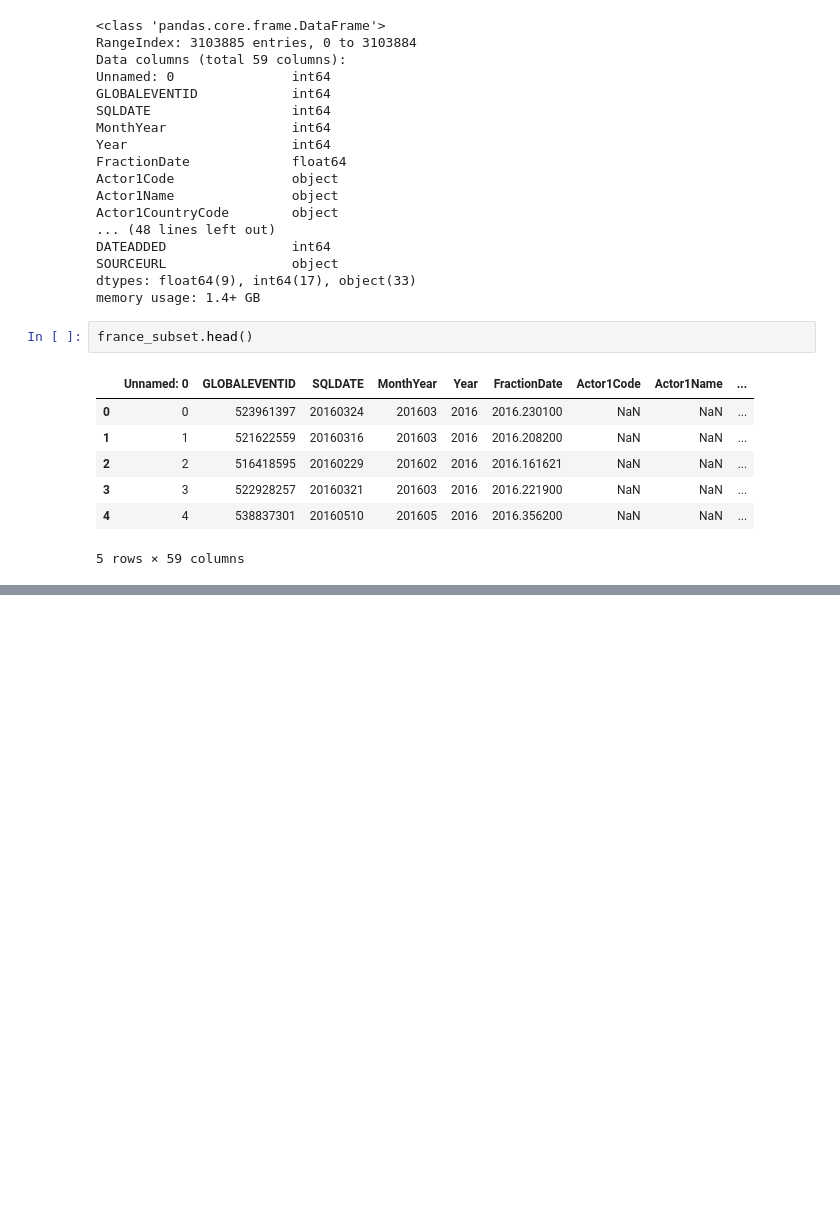
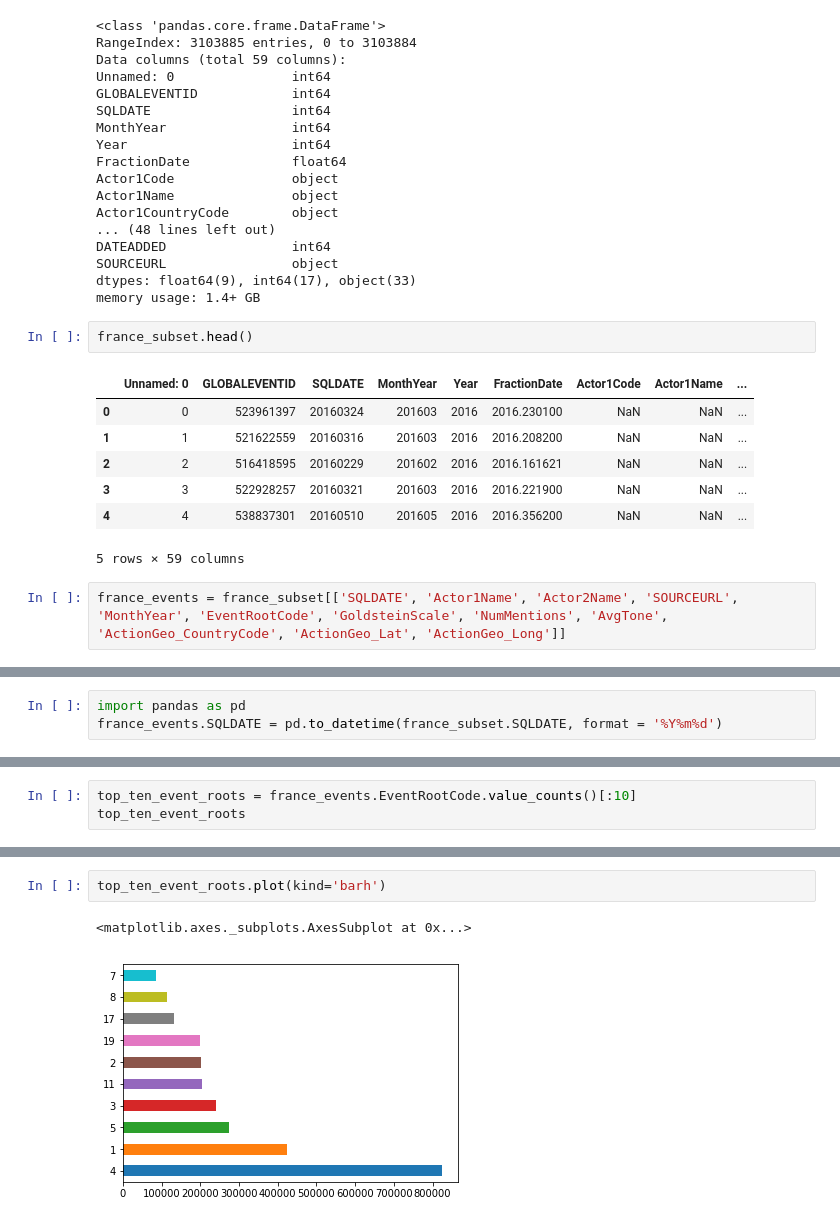
Before and after one commit to philip-sparks/Springboard-AI, a Jupyter notebook: GDELT_Capstone/France Collection, Wrangling.ipynb, the cells around one changed output, grey strips where cells are left out. Cells and saved outputs as stored; diff of their text form; blank space fills up the shorter version.

Commit message:
Data Wrangling
Completed Wrangling & EDA of French GDELT subset

```diff
--- a/GDELT_Capstone/France Collection, Wrangling.ipynb
+++ b/GDELT_Capstone/France Collection, Wrangling.ipynb
@@ -59,3 +59,5 @@ france_subset.head()
 | 3 | 3 | 522928257 | 20160321 | 201603 | 2016 | 2016.221900 | NaN | NaN | ... |
 | 4 | 4 | 538837301 | 20160510 | 201605 | 2016 | 2016.356200 | NaN | NaN | ... |
 5 rows × 59 columns
+# %%
+france_events = france_subset[['SQLDATE', 'Actor1Name', 'Actor2Name', 'SOURCEURL', 'MonthYear', 'EventRootCode', 'GoldsteinScale', 'NumMentions', 'AvgTone', 'ActionGeo_CountryCode', 'ActionGeo_Lat', 'ActionGeo_Long']]
@@ -61,0 +84,3 @@ france_subset.head()
+# %%
+import pandas as pd
+france_events.SQLDATE = pd.to_datetime(france_subset.SQLDATE, format = '%Y%m%d')
@@ -61,0 +162,3 @@ france_subset.head()
+# %%
+top_ten_event_roots = france_events.EventRootCode.value_counts()[:10]
+top_ten_event_roots
@@ -61,0 +177,5 @@ france_subset.head()
+# %%
+top_ten_event_roots.plot(kind='barh')
+# %% [output]
+<matplotlib.axes._subplots.AxesSubplot at 0x...>
+[figure, added]
```
Also changed, not shown: parts of 48 cells of this notebook.
